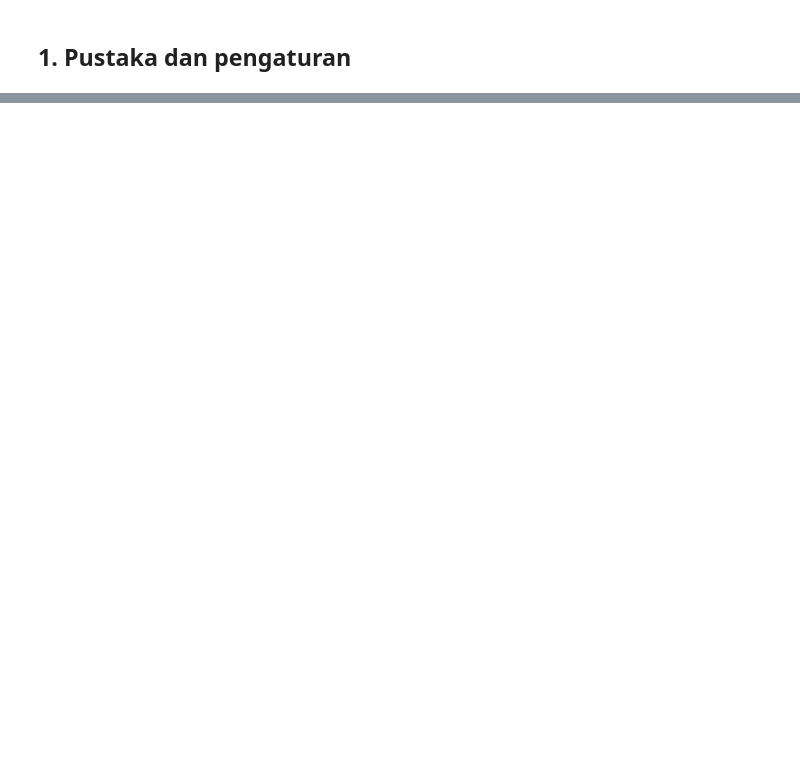
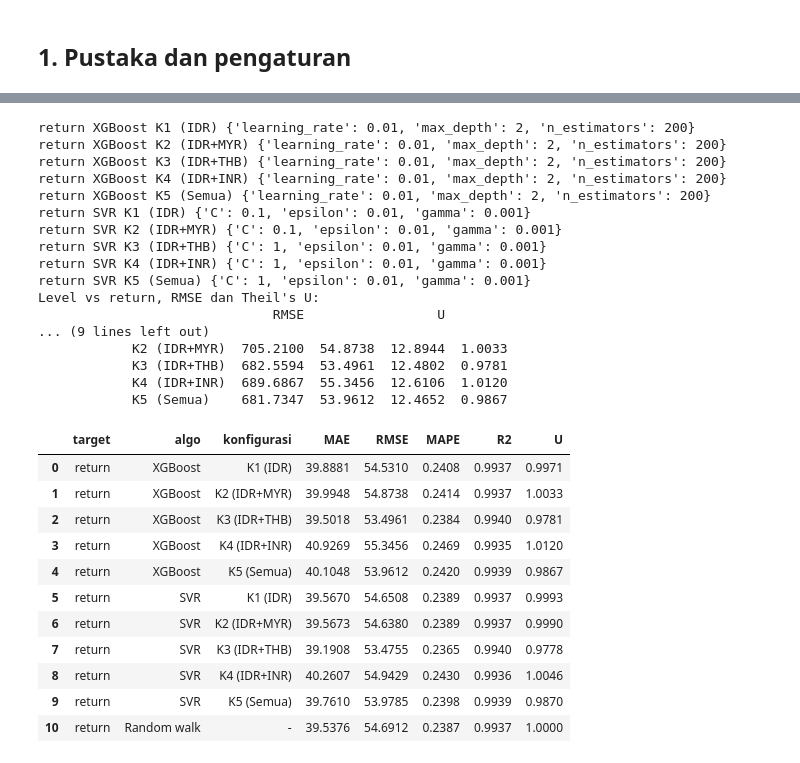
Before and after one commit to YosiaCoKR/bussines-exam, a Jupyter notebook: code.ipynb, the cells around one changed output, grey strips where cells are left out. Drawn from its saved outputs; the diff is of its cells as text; code cells hidden in the pictures; blank space fills up the shorter version.

```diff
--- a/code.ipynb
+++ b/code.ipynb
@@ -1016,0 +480,44 @@ tersimpan ../Artikel_Prediksi_Kurs_Rupiah_Kelompok2.docx
+# %%
+hr = run(df, target="return", svr_grid=SVR_GRID_RETURN)
+hr.res.to_csv("hasil/hasil_return.csv", index=False)
+json.dump(hr.params, open("hasil/parameter_terpilih_return.json", "w"), indent=1)
+
+banding = (
+    pd.concat([res, hr.res])
+    .pivot_table(index=["algo", "konfigurasi"], columns="target", values=["RMSE", "U"])
+    .round(4)
+)
+banding.to_csv("hasil/banding_target.csv")
+print("Level vs return, RMSE dan Theil's U:")
+print(banding.to_string(), "\n")
+hr.res.round(4)
+# %% [output]
+return XGBoost K1 (IDR) {'learning_rate': 0.01, 'max_depth': 2, 'n_estimators': 200}
+return XGBoost K2 (IDR+MYR) {'learning_rate': 0.01, 'max_depth': 2, 'n_estimators': 200}
+return XGBoost K3 (IDR+THB) {'learning_rate': 0.01, 'max_depth': 2, 'n_estimators': 200}
+return XGBoost K4 (IDR+INR) {'learning_rate': 0.01, 'max_depth': 2, 'n_estimators': 200}
+return XGBoost K5 (Semua) {'learning_rate': 0.01, 'max_depth': 2, 'n_estimators': 200}
+return SVR K1 (IDR) {'C': 0.1, 'epsilon': 0.01, 'gamma': 0.001}
+return SVR K2 (IDR+MYR) {'C': 0.1, 'epsilon': 0.01, 'gamma': 0.001}
+return SVR K3 (IDR+THB) {'C': 1, 'epsilon': 0.01, 'gamma': 0.001}
+return SVR K4 (IDR+INR) {'C': 1, 'epsilon': 0.01, 'gamma': 0.001}
+return SVR K5 (Semua) {'C': 1, 'epsilon': 0.01, 'gamma': 0.001}
+Level vs return, RMSE dan Theil's U:
+                              RMSE                 U
+... (9 lines left out)
+            K2 (IDR+MYR)  705.2100  54.8738  12.8944  1.0033
+            K3 (IDR+THB)  682.5594  53.4961  12.4802  0.9781
+            K4 (IDR+INR)  689.6867  55.3456  12.6106  1.0120
+            K5 (Semua)    681.7347  53.9612  12.4652  0.9867
+|  | target | algo | konfigurasi | MAE | RMSE | MAPE | R2 | U |
+| 0 | return | XGBoost | K1 (IDR) | 39.8881 | 54.5310 | 0.2408 | 0.9937 | 0.9971 |
+| 1 | return | XGBoost | K2 (IDR+MYR) | 39.9948 | 54.8738 | 0.2414 | 0.9937 | 1.0033 |
+| 2 | return | XGBoost | K3 (IDR+THB) | 39.5018 | 53.4961 | 0.2384 | 0.9940 | 0.9781 |
+| 3 | return | XGBoost | K4 (IDR+INR) | 40.9269 | 55.3456 | 0.2469 | 0.9935 | 1.0120 |
+| 4 | return | XGBoost | K5 (Semua) | 40.1048 | 53.9612 | 0.2420 | 0.9939 | 0.9867 |
+| 5 | return | SVR | K1 (IDR) | 39.5670 | 54.6508 | 0.2389 | 0.9937 | 0.9993 |
+| 6 | return | SVR | K2 (IDR+MYR) | 39.5673 | 54.6380 | 0.2389 | 0.9937 | 0.9990 |
+| 7 | return | SVR | K3 (IDR+THB) | 39.1908 | 53.4755 | 0.2365 | 0.9940 | 0.9778 |
+| 8 | return | SVR | K4 (IDR+INR) | 40.2607 | 54.9429 | 0.2430 | 0.9936 | 1.0046 |
+| 9 | return | SVR | K5 (Semua) | 39.7610 | 53.9785 | 0.2398 | 0.9939 | 0.9870 |
+| 10 | return | Random walk | - | 39.5376 | 54.6912 | 0.2387 | 0.9937 | 1.0000 |
```
Also changed, not shown: parts of 45 cells of this notebook, 20 other files.
